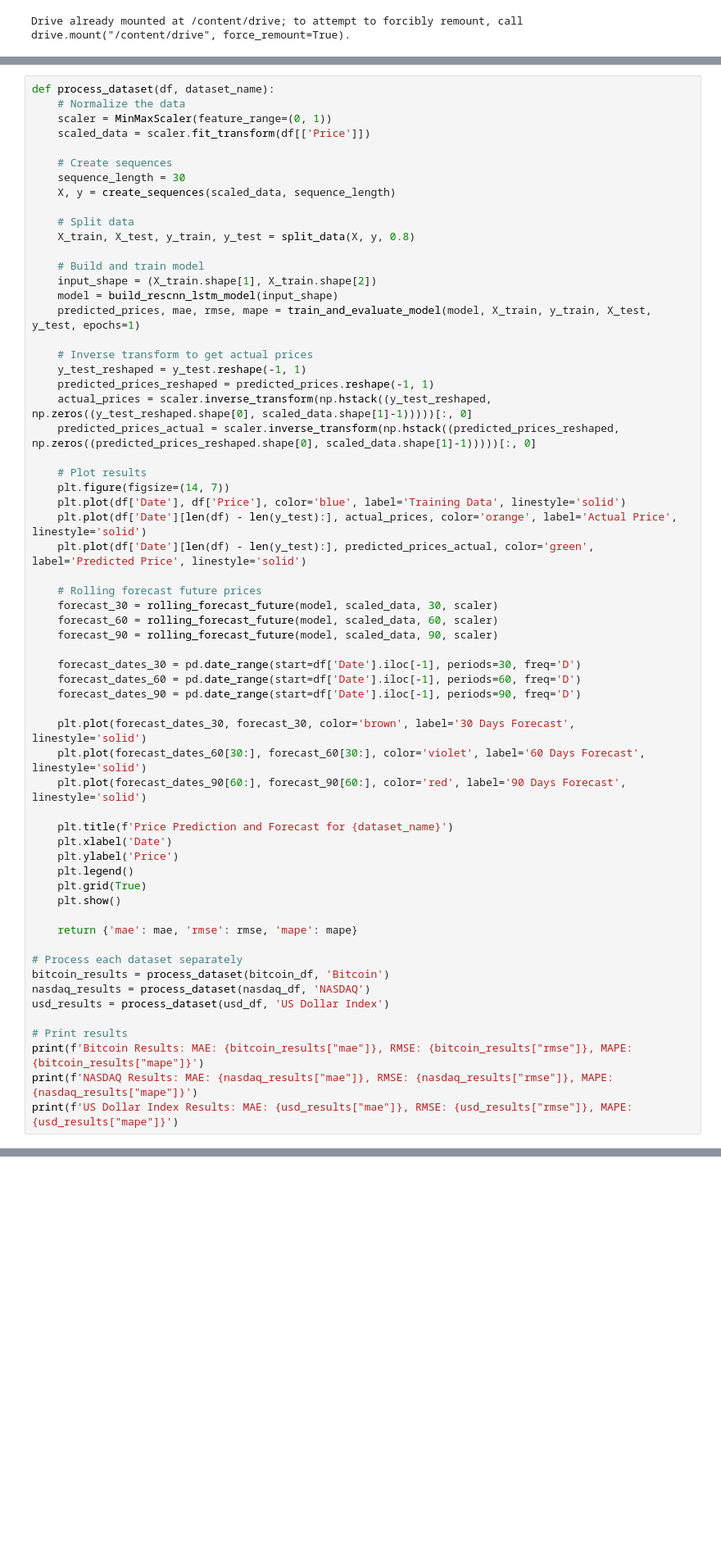
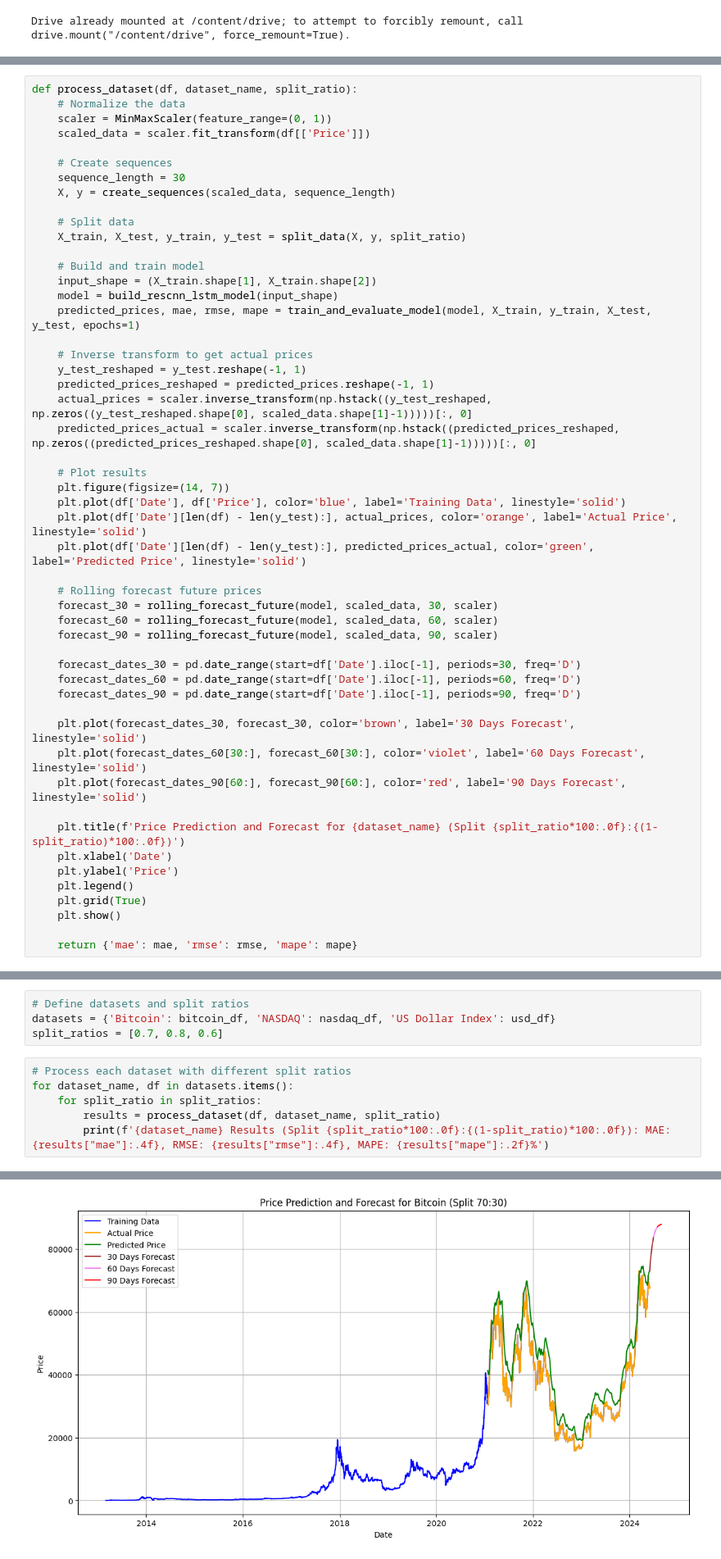
Before and after one commit to Annatruc/IS403_O22_HTCL_3, a Jupyter notebook: Models/Team3_ResCNN.ipynb, the cells around one changed output, grey strips where cells are left out. Shown at 82% size. Saved outputs shown, nothing was run; the diff lists cells and outputs as text; blank space fills up the shorter version.

Commit message:
update: split ratio rescnn

```diff
--- a/Models/Team3_ResCNN.ipynb
+++ b/Models/Team3_ResCNN.ipynb
@@ -116,5 +112,5 @@ results = {}
 # %%
-def process_dataset(df, dataset_name):
+def process_dataset(df, dataset_name, split_ratio):
     # Normalize the data
     scaler = MinMaxScaler(feature_range=(0, 1))
     scaled_data = scaler.fit_transform(df[['Price']])
@@ -124,7 +120,7 @@ def process_dataset(df, dataset_name):
     X, y = create_sequences(scaled_data, sequence_length)
 
     # Split data
-    X_train, X_test, y_train, y_test = split_data(X, y, 0.8)
+    X_train, X_test, y_train, y_test = split_data(X, y, split_ratio)
 
     # Build and train model
     input_shape = (X_train.shape[1], X_train.shape[2])
@@ -156,7 +152,7 @@ def process_dataset(df, dataset_name):
     plt.plot(forecast_dates_60[30:], forecast_60[30:], color='violet', label='60 Days Forecast', linestyle='solid')
     plt.plot(forecast_dates_90[60:], forecast_90[60:], color='red', label='90 Days Forecast', linestyle='solid')
 
-    plt.title(f'Price Prediction and Forecast for {dataset_name}')
+    plt.title(f'Price Prediction and Forecast for {dataset_name} (Split {split_ratio*100:.0f}:{(1-split_ratio)*100:.0f})')
     plt.xlabel('Date')
     plt.ylabel('Price')
     plt.legend()
@@ -164,13 +160,3 @@ def process_dataset(df, dataset_name):
     plt.show()
 
     return {'mae': mae, 'rmse': rmse, 'mape': mape}
-
-# Process each dataset separately
-bitcoin_results = process_dataset(bitcoin_df, 'Bitcoin')
-nasdaq_results = process_dataset(nasdaq_df, 'NASDAQ')
-usd_results = process_dataset(usd_df, 'US Dollar Index')
-
-# Print results
-print(f'Bitcoin Results: MAE: {bitcoin_results["mae"]}, RMSE: {bitcoin_results["rmse"]}, MAPE: {bitcoin_results["mape"]}')
-print(f'NASDAQ Results: MAE: {nasdaq_results["mae"]}, RMSE: {nasdaq_results["rmse"]}, MAPE: {nasdaq_results["mape"]}')
-print(f'US Dollar Index Results: MAE: {usd_results["mae"]}, RMSE: {usd_results["rmse"]}, MAPE: {usd_results["mape"]}')
@@ -302,0 +163,11 @@ US Dollar Index Results: MAE: 0.04355704186452344, RMSE: 0.05556658107400522, MA
+# %%
+# Define datasets and split ratios
+datasets = {'Bitcoin': bitcoin_df, 'NASDAQ': nasdaq_df, 'US Dollar Index': usd_df}
+split_ratios = [0.7, 0.8, 0.6]
+# %%
+# Process each dataset with different split ratios
+for dataset_name, df in datasets.items():
+    for split_ratio in split_ratios:
+        results = process_dataset(df, dataset_name, split_ratio)
+        print(f'{dataset_name} Results (Split {split_ratio*100:.0f}:{(1-split_ratio)*100:.0f}): MAE: {results["mae"]:.4f}, RMSE: {results["rmse"]:.4f}, MAPE: {results["mape"]:.2f}%')
+# %% [output]
@@ -302,0 +191 @@ US Dollar Index Results: MAE: 0.04355704186452344, RMSE: 0.05556658107400522, MA
+[figure, added]
```
Also changed, not shown: parts of 4 cells of this notebook, 1 other file.
